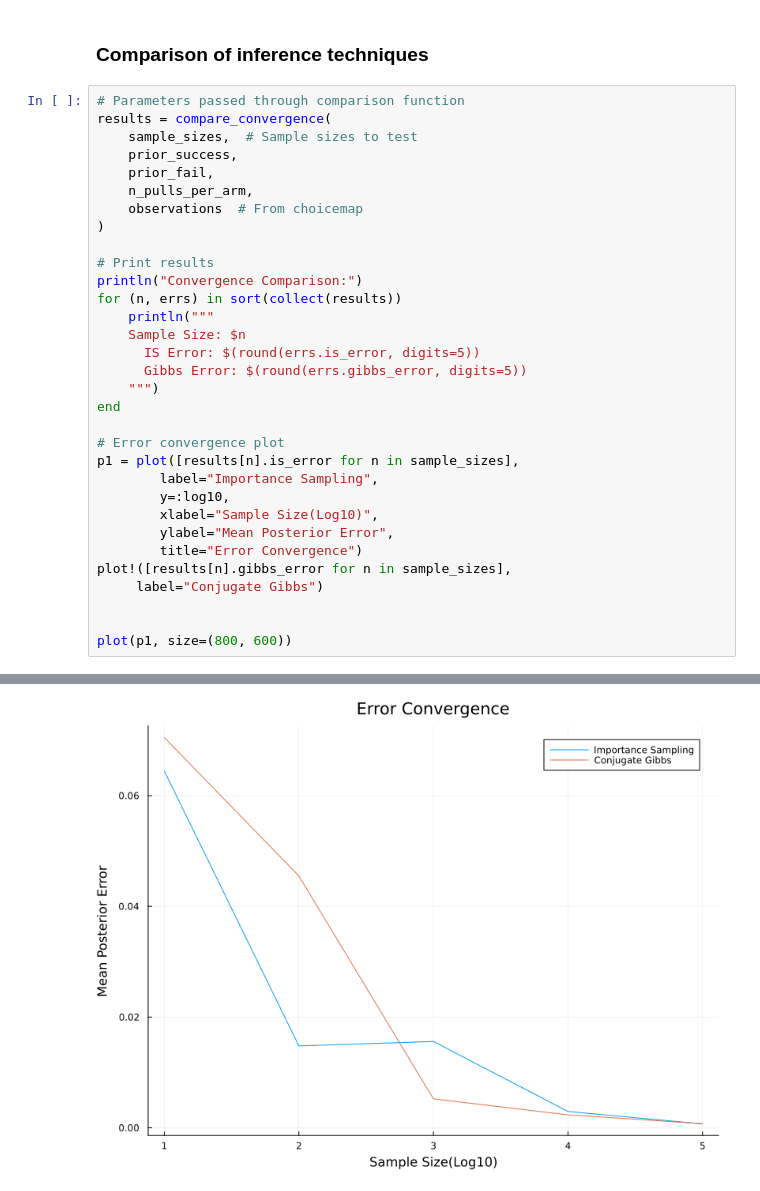
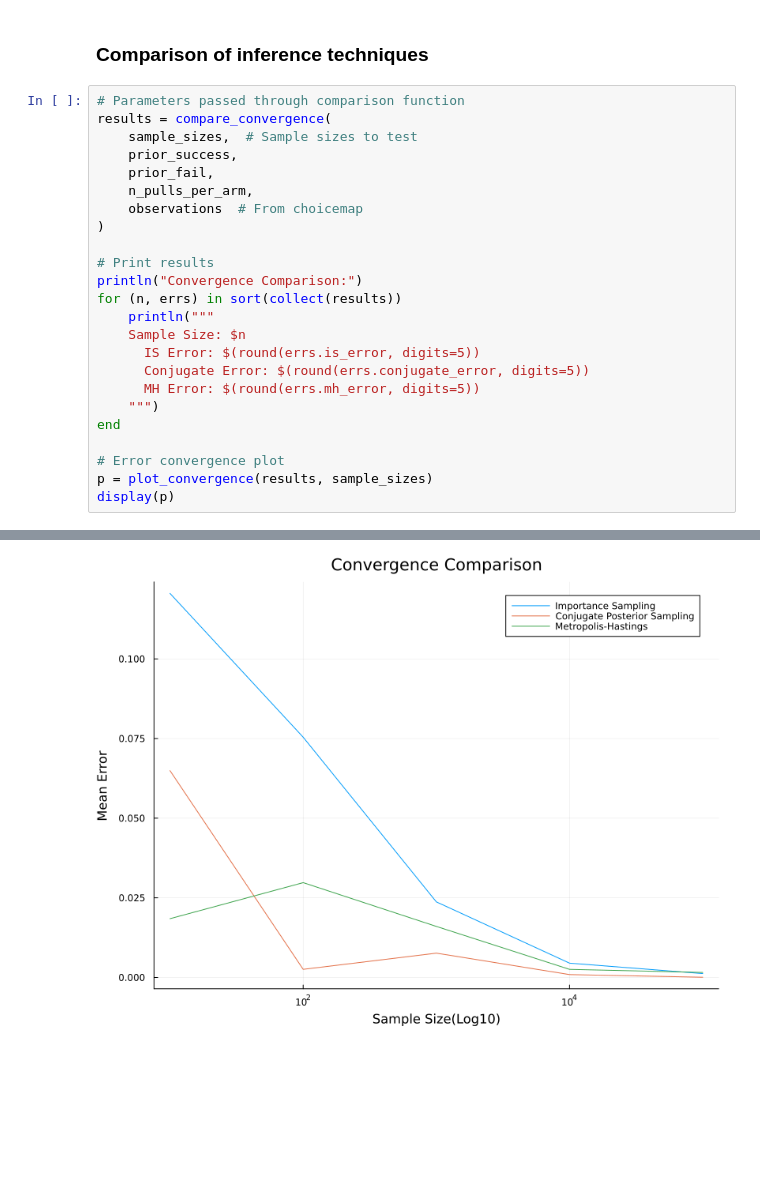
Before and after one commit to bwigmans/ProbabilisticInference6, a Jupyter notebook: part_2/mab.ipynb, the cells around one changed output, grey strips where cells are left out. Cells and saved outputs as stored; diff of their text form; blank space fills up the shorter version.

Commit message:
refactored MAB code and added model into the conjugate inference

```diff
--- a/part_2/mab.ipynb
+++ b/part_2/mab.ipynb
@@ -229,22 +321,14 @@ for (n, errs) in sort(collect(results))
     println("""
     Sample Size: $n
       IS Error: $(round(errs.is_error, digits=5))
-      Gibbs Error: $(round(errs.gibbs_error, digits=5))
+      Conjugate Error: $(round(errs.conjugate_error, digits=5))
+      MH Error: $(round(errs.mh_error, digits=5))
     """)
 end
 
 # Error convergence plot
-p1 = plot([results[n].is_error for n in sample_sizes],
-        label="Importance Sampling",
-        y=:log10,
-        xlabel="Sample Size(Log10)",
-        ylabel="Mean Posterior Error",
-        title="Error Convergence")
-plot!([results[n].gibbs_error for n in sample_sizes],
-     label="Conjugate Gibbs")
-
-
-plot(p1, size=(800, 600))
+p = plot_convergence(results, sample_sizes)
+display(p)
 # %% [output]
 Convergence Comparison:
 Sample Size: 10
@@ -269 +350 @@ Sample Size: 100000
-[figure, old version]
+[figure, new version]
```
Also changed, not shown: parts of 5 cells of this notebook.
